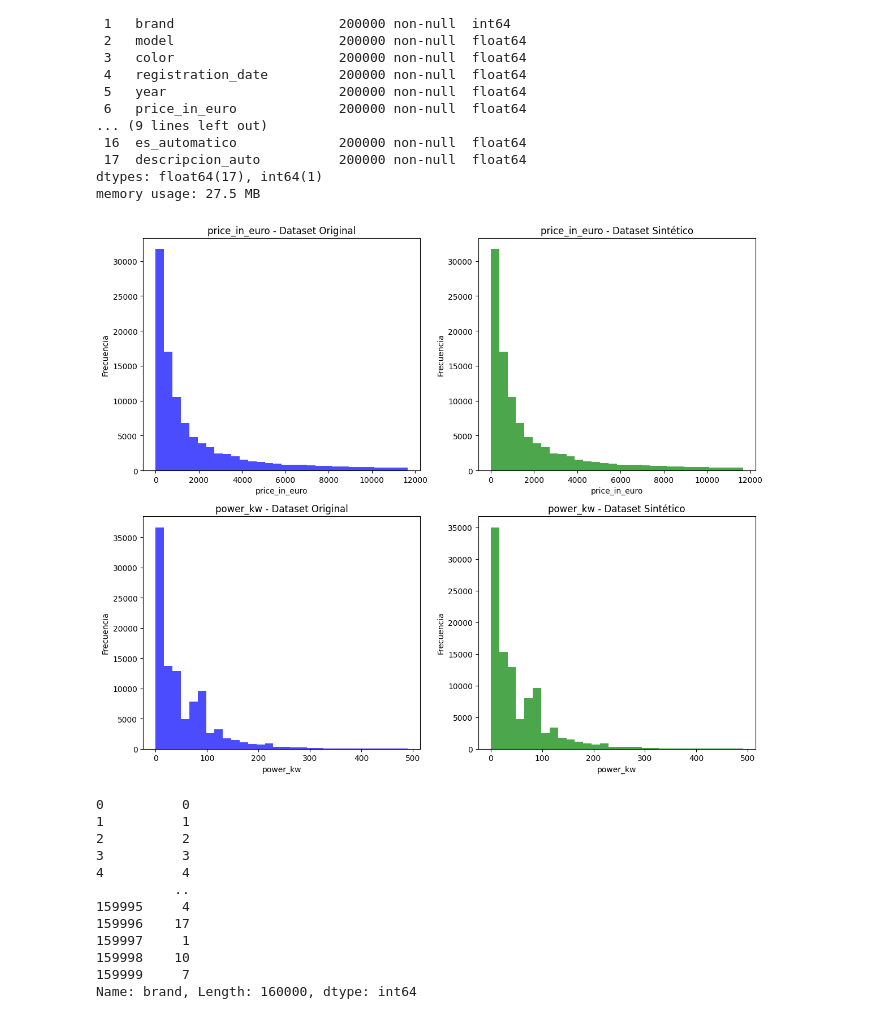
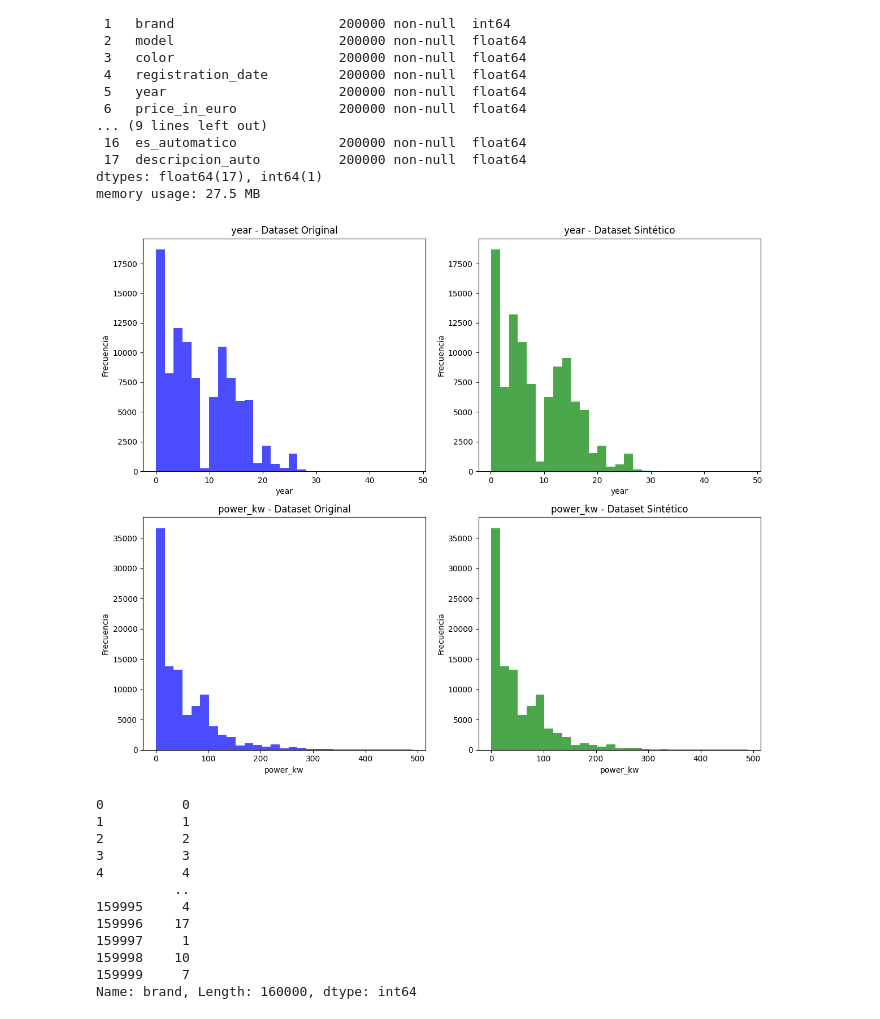
Before and after one commit to OmarChocamani/SIS420-OCL, a Jupyter notebook: Copia_de_reg_log_onevsall_03.ipynb, the cells around one changed output. Saved outputs shown, nothing was run; the diff lists cells and outputs as text; code cells hidden in the pictures.

```diff
--- a/Copia_de_reg_log_onevsall_03.ipynb
+++ b/Copia_de_reg_log_onevsall_03.ipynb
@@ -234,33 +234,33 @@ memory usage: 27.5 MB
 # %%
 # Cargar los datasets originales y sintéticos
 #data_original = pd.read_csv('ruta_del_archivo_original.csv')
 #data_sintetico = pd.read_csv('ruta_del_archivo_modificado.csv')
 
 # Especificar las columnas numéricas que queremos graficar
-columnas_numericas = ['price_in_euro', 'power_kw']
+columnas_numericas = ['year', 'power_kw']
 
 # Crear una figura para comparar cada atributo entre los datasets
 fig, axs = pyplot.subplots(len(columnas_numericas), 2, figsize=(12, 5 * len(columnas_numericas)))
 
 # Iterar sobre las columnas numéricas y generar gráficos
 for i, col in enumerate(columnas_numericas):
     # Graficar el dataset original
-    axs[i, 0].hist(data[col].dropna(), bins=30, color='blue', alpha=0.7)
+    axs[i, 0].hist(data[col].dropna(), bins=29, color='blue', alpha=0.7)
     axs[i, 0].set_title(f'{col} - Dataset Original')
     axs[i, 0].set_xlabel(col)
     axs[i, 0].set_ylabel('Frecuencia')
 
     # Graficar el dataset sintético
-    axs[i, 1].hist(data_copy[col].dropna(), bins=30, color='green', alpha=0.7)
+    axs[i, 1].hist(data_copy[col].dropna(), bins=29, color='green', alpha=0.7)
     axs[i, 1].set_title(f'{col} - Dataset Sintético')
     axs[i, 1].set_xlabel(col)
     axs[i, 1].set_ylabel('Frecuencia')
 
 # Ajustar el espacio entre gráficos
 pyplot.tight_layout()
 pyplot.show()
 # %% [output]
-[figure, old version]
+[figure, new version]
 # %%
 #X_datos=nuevo_data.iloc[:,[2,3,4,5,6,7,8,9,10,11,12,13,14,15,17]]
 #y_datos=nuevo_data.iloc[:,1]
```
Also changed, not shown: parts of 9 cells of this notebook.
